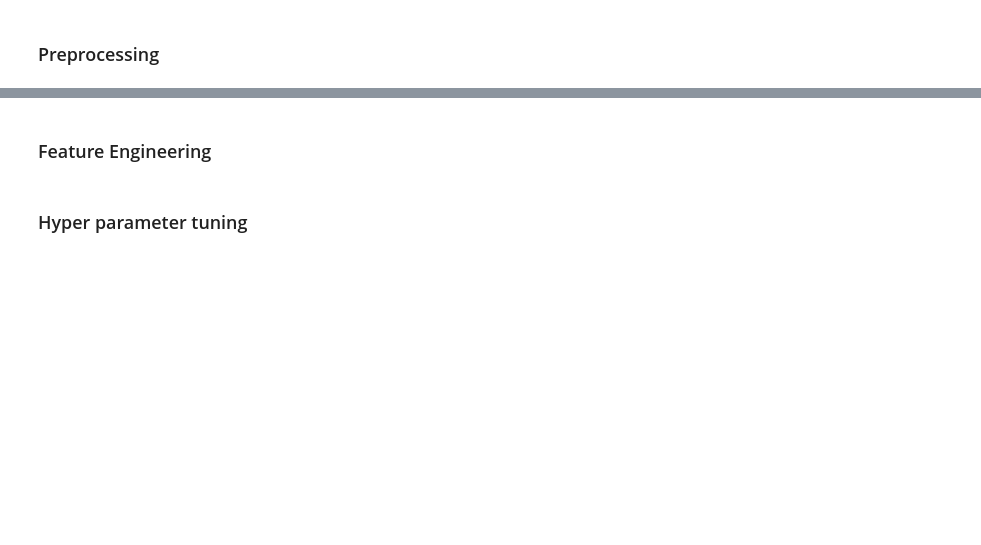
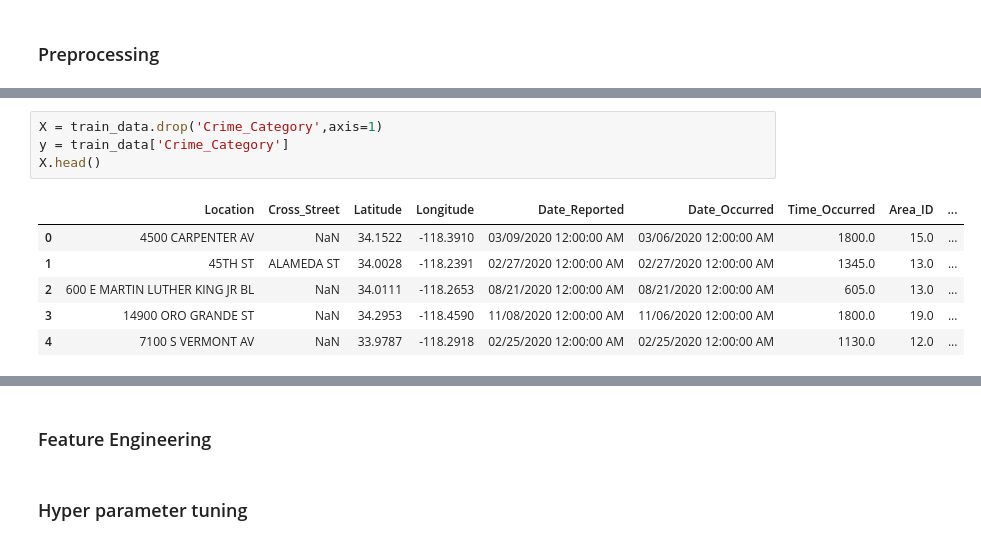
Before and after one commit to nandanreddyp/MLPproject, a Jupyter notebook: 22f3002857-notebook-t22024.ipynb, the cells around one changed output, grey strips where cells are left out. Cells and saved outputs as stored; diff of their text form; blank space fills up the shorter version.

```diff
--- a/22f3002857-notebook-t22024.ipynb
+++ b/22f3002857-notebook-t22024.ipynb
@@ -35,0 +161,11 @@
+# %%
+X = train_data.drop('Crime_Category',axis=1)
+y = train_data['Crime_Category']
+X.head()
+# %% [output]
+|  | Location | Cross_Street | Latitude | Longitude | Date_Reported | Date_Occurred | Time_Occurred | Area_ID | ... |
+| 0 | 4500 CARPENTER AV | NaN | 34.1522 | -118.3910 | 03/09/2020 12:00:00 AM | 03/06/2020 12:00:00 AM | 1800.0 | 15.0 | ... |
+| 1 | 45TH ST | ALAMEDA ST | 34.0028 | -118.2391 | 02/27/2020 12:00:00 AM | 02/27/2020 12:00:00 AM | 1345.0 | 13.0 | ... |
+| 2 | 600 E MARTIN LUTHER KING JR BL | NaN | 34.0111 | -118.2653 | 08/21/2020 12:00:00 AM | 08/21/2020 12:00:00 AM | 605.0 | 13.0 | ... |
+| 3 | 14900 ORO GRANDE ST | NaN | 34.2953 | -118.4590 | 11/08/2020 12:00:00 AM | 11/06/2020 12:00:00 AM | 1800.0 | 19.0 | ... |
+| 4 | 7100 S VERMONT AV | NaN | 33.9787 | -118.2918 | 02/25/2020 12:00:00 AM | 02/25/2020 12:00:00 AM | 1130.0 | 12.0 | ... |
```
Also changed, not shown: parts of 20 cells of this notebook, 2 other files.
